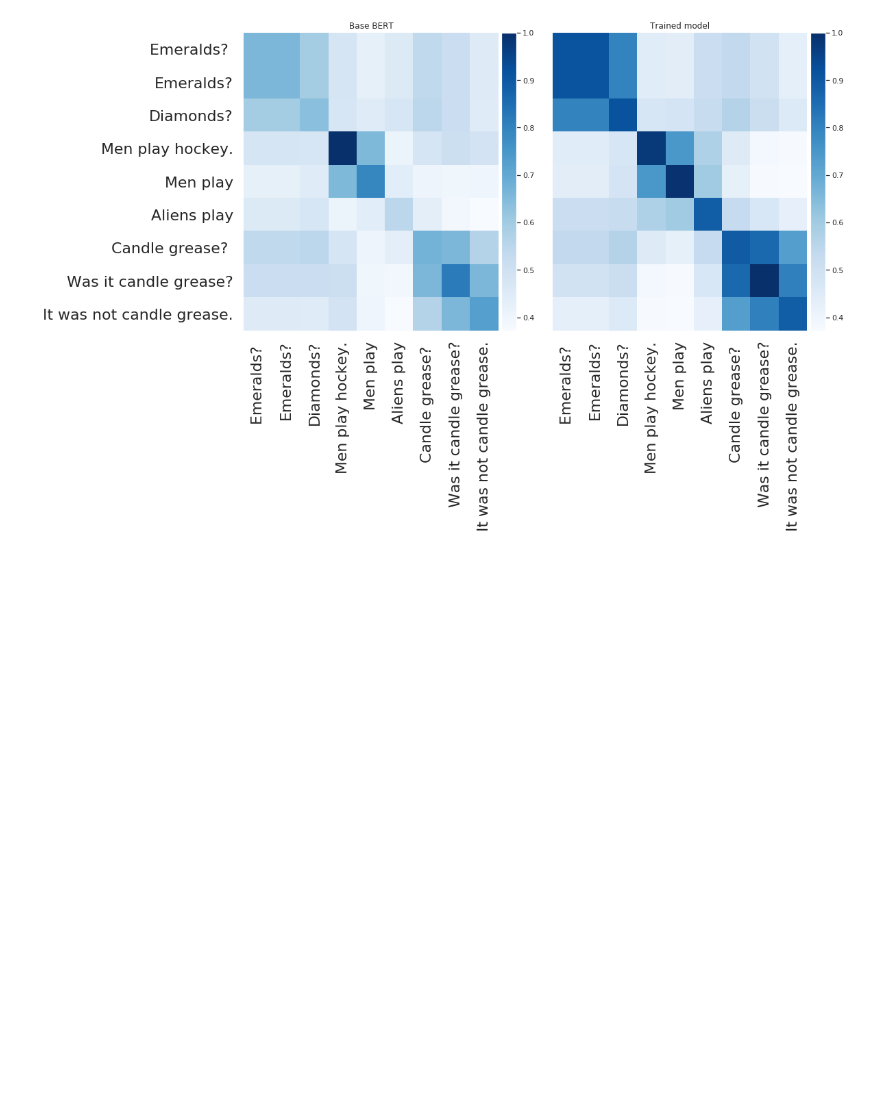
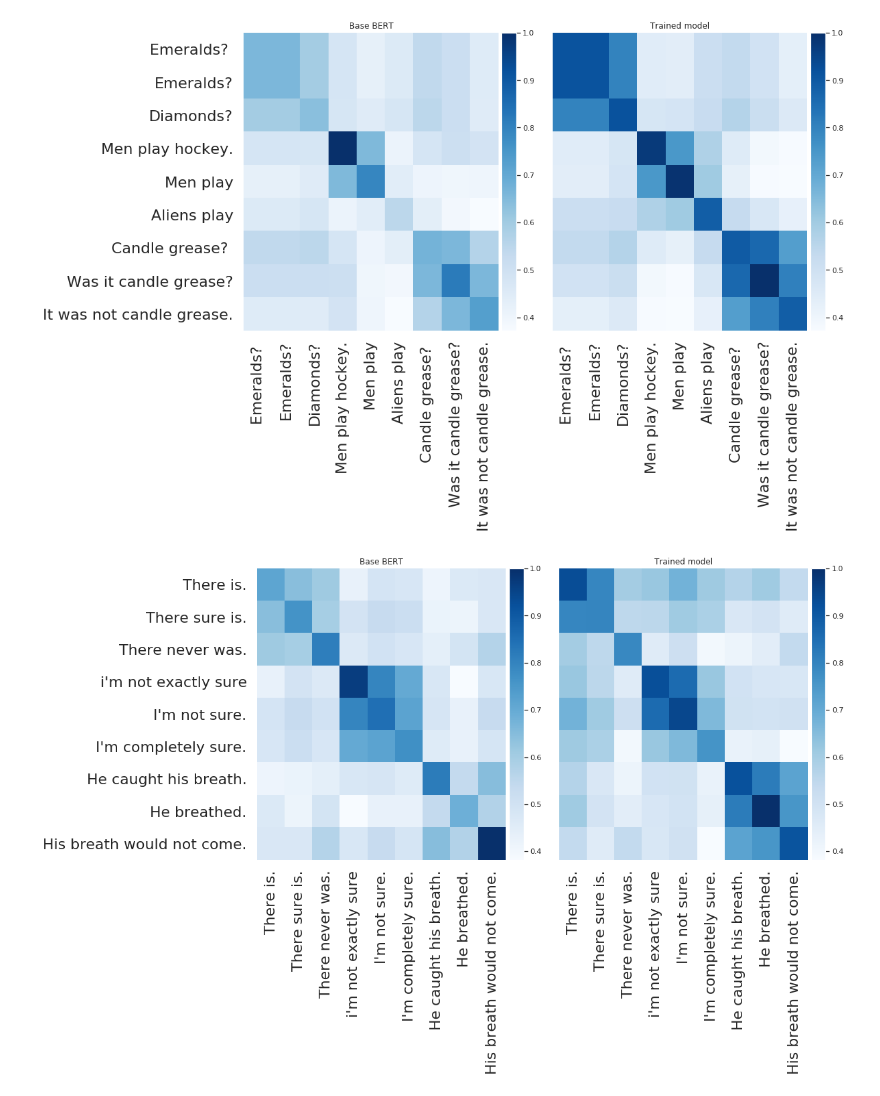
Before and after one commit to gaphex/bert_experimental, a Jupyter notebook: representation/Improving_sentence_embeddings_with_BERT_and_metric_learning.ipynb, the cells around one changed output. Cells and saved outputs as stored; diff of their text form; code cells hidden in the pictures; blank space fills up the shorter version.

```diff
--- a/representation/Improving_sentence_embeddings_with_BERT_and_metric_learning.ipynb
+++ b/representation/Improving_sentence_embeddings_with_BERT_and_metric_learning.ipynb
@@ -496,7 +530,7 @@ classes = ['anchor', 'entailment', 'contradiction']
 max_len = 30
 dev_set = {k: v for k, v in fd_ts.items() if all([len(v[c][0]) < max_len for c in classes])}
 # %%
-#enc_model.load_weights("encoder_en.h5")
+enc_model.load_weights("encoder_en.h5")
 
 model_base_enc = build_model(module_path="bert_module", tune_lr=4, loss=entropy_loss)
 base_enc_model = model_base_enc["enc_model"]
@@ -523,3 +557,8 @@ sents = get_sents(dev_set)
 run_and_plot(sents, base_enc_model, enc_model)
 # %% [output]
 [figure]
+# %%
+sents = get_sents(dev_set)
+run_and_plot(sents, base_enc_model, enc_model)
+# %% [output]
+[figure, added]
```
Also changed, not shown: parts of 7 cells of this notebook.
